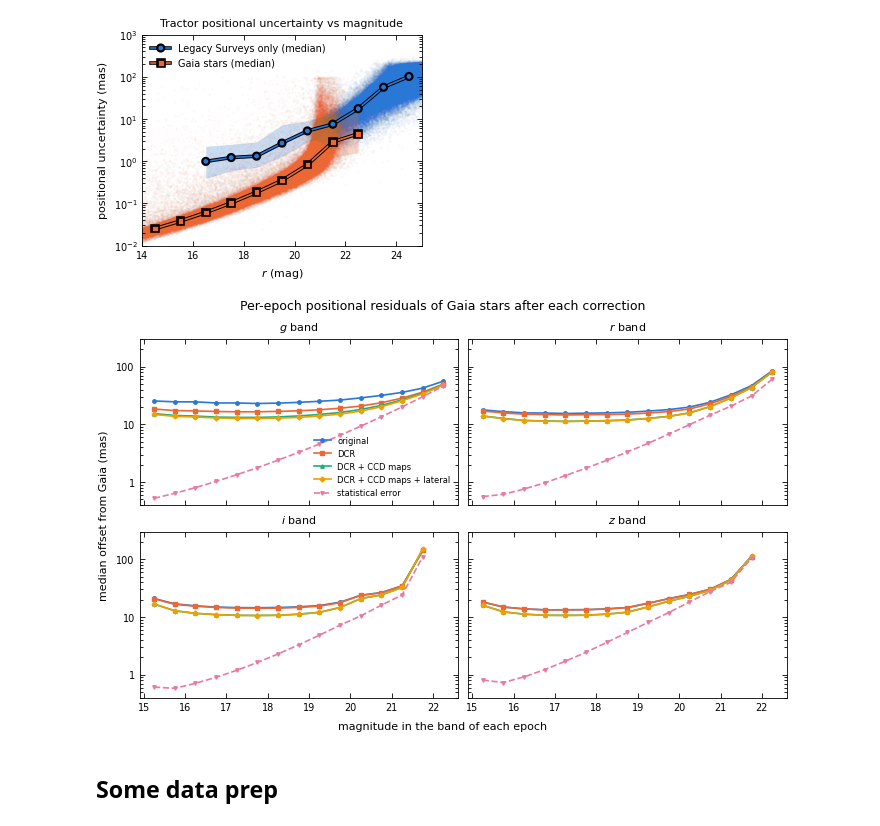
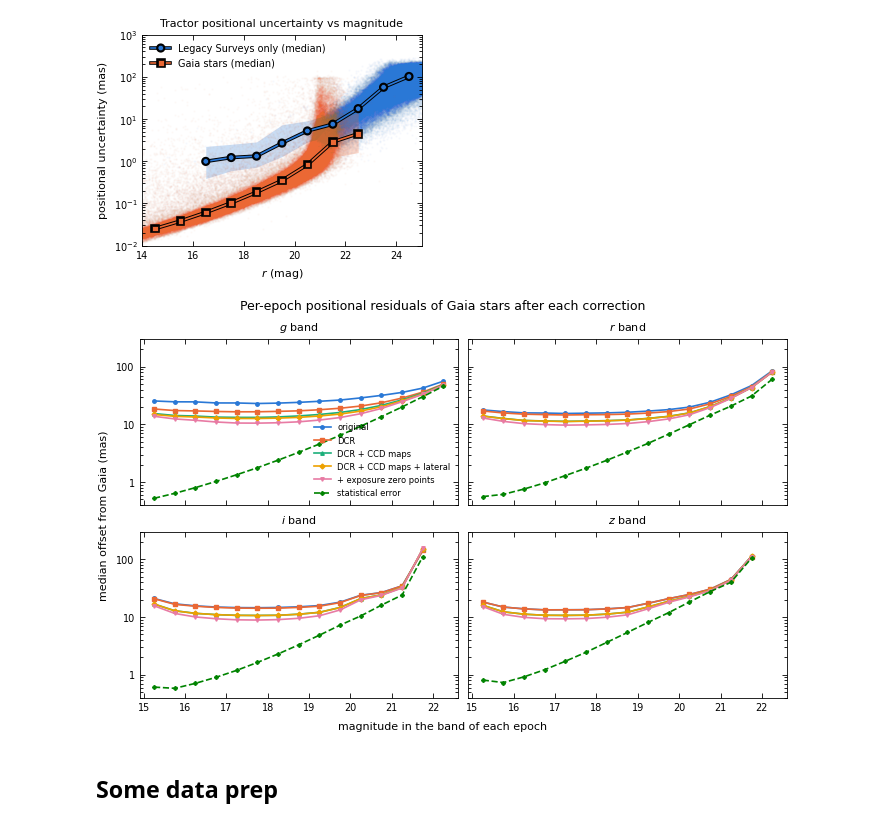
Before and after one commit to nadafalou/LegacyPM, a Jupyter notebook: run/err-plots.ipynb, the cells around one changed output. Drawn from its saved outputs; the diff is of its cells as text; code cells hidden in the pictures.

```diff
--- a/run/err-plots.ipynb
+++ b/run/err-plots.ipynb
@@ -69,6 +69,8 @@ F.sigma_rd = np.sqrt(1. / F.full_fit_dra_ivar + 1. / F.full_fit_ddec_ivar)
 F.err_rd_dcr = np.hypot(F.dcr_full_fit_dra, F.dcr_full_fit_ddec)
 F.err_rd_rm = np.hypot(F.rm_full_fit_dra, F.rm_full_fit_ddec)
 F.err_rd_lm = np.hypot(F.lm_full_fit_dra, F.lm_full_fit_ddec)
+if 'zp_full_fit_dra' in F.get_columns():   # after the exposure-CCD zero points (zeropoints.py)
+    F.err_rd_zp = np.hypot(F.zp_full_fit_dra, F.zp_full_fit_ddec)
 F.err_rd_before = np.hypot(F.full_fit_dra, F.full_fit_ddec)
 F.mag = -2.5*(np.log10(F.flux) - 9)
 
@@ -87,32 +89,33 @@ F.pmra = T.pmra[F.t_index]
 # %%
 # [EDITED 2026-10-22] post-meeting plot changes (PLAN "PLAN AFTER DUSTIN MEETING", F)
 # F6: median 2-D offset of Gaia-star epochs from Gaia vs magnitude, after each correction stage, one panel per
 # band (magnitude from that epoch's flux, so each panel is in its own band); bins with < 100 epochs are skipped.
 fig, axes = plt.subplots(2, 2, figsize=(ps.PAGE, 4.4), sharex=True, sharey=True, constrained_layout=True)
 mags = np.arange(15, 22.51, 0.5)
 stages = [('err_rd_before', 'original'), ('err_rd_dcr', 'DCR'), ('err_rd_rm', 'DCR + CCD maps'),
-          ('err_rd_lm', 'DCR + CCD maps + lateral'), ('sigma_rd', 'statistical error')]
+          ('err_rd_lm', 'DCR + CCD maps + lateral')] + ([('err_rd_zp', '+ exposure zero points')] if 'err_rd_zp' in F.get_columns() else []) \
+         + [('sigma_rd', 'statistical error')]
 for ax, b in zip(axes.flat, ['g', 'r', 'i', 'z']):
     sel = (F.filter == b) & (F.ref_cat == 'GE') & (F.full_fit_dra_ivar > 0) & (F.full_fit_dra != 0)   # valid fit, as in the pipeline
     mm, med = [], {c: [] for c, _ in stages}
     for mlo, mhi in zip(mags, mags[1:]):
         I = np.flatnonzero(sel & (F.mag > mlo) & (F.mag <= mhi))
         if len(I) < 500:   # faint i/z Gaia epochs are few and odd; keep well-populated bins
             continue
         mm.append((mlo + mhi) / 2)
         for c, _ in stages:
             med[c].append(1000. * np.median(F.get(c)[I]))
     for k, (c, label) in enumerate(stages):
         ax.semilogy(mm, med[c], ls='--' if c == 'sigma_rd' else '-', marker=ps.MARKERS[k], ms=2.5, color=ps.SERIES[k], label=label)
     ax.set_title(f'${b}$ band')
     ax.set_yticks([1, 10, 100], ['1', '10', '100']); ax.set_ylim(0.4, 300)
 axes[0, 0].legend(fontsize=6)
 fig.supxlabel('magnitude in the band of each epoch', fontsize=8)
 fig.supylabel('median offset from Gaia (mas)', fontsize=8)
 fig.suptitle('Per-epoch positional residuals of Gaia stars after each correction')
 plt.savefig(PLOTS + 'scatter_vs_mag.pdf')
 # %% [output]
-[figure, old version]
+[figure, new version]
 # %% [markdown]
 ## Some data prep
 # %%
```
Also changed, not shown: parts of 6 cells of this notebook, 16 other files.
